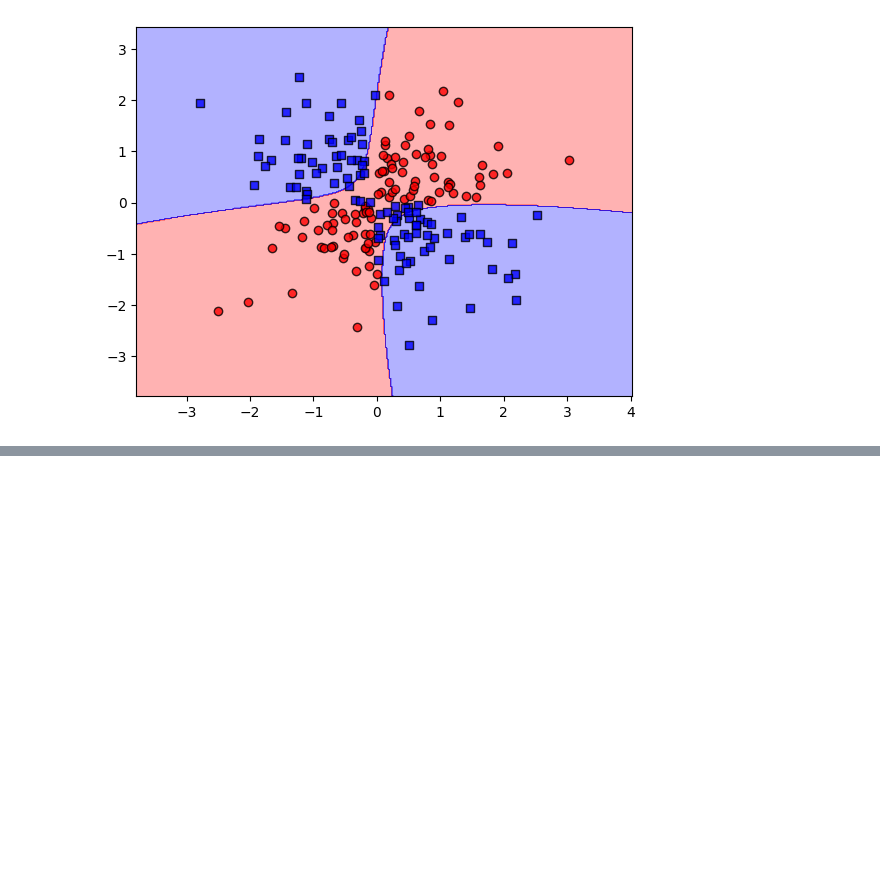
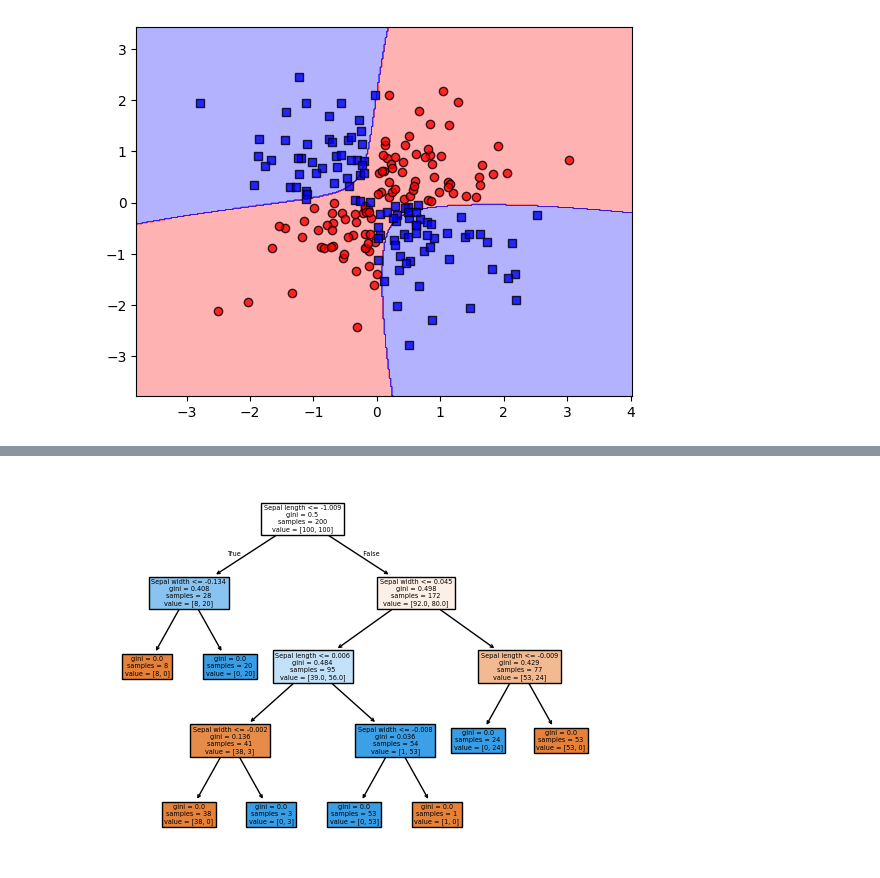
Before and after one commit to addo561/Pytorch-book-chapters, a Jupyter notebook: chapter3.ipynb, the cells around one changed output, grey strips where cells are left out. Cells and saved outputs as stored; diff of their text form; code cells hidden in the pictures; blank space fills up the shorter version.

```diff
--- a/chapter3.ipynb
+++ b/chapter3.ipynb
@@ -179,0 +194,7 @@ plot_decision_regions(X_xor, y_xor, classifier=svm)
+# %%
+from sklearn import tree
+feature_names = ['Sepal length','Sepal width','Petal length', 'Petal width']
+tree.plot_tree(model,feature_names=feature_names,filled=True)
+plt.show()
+# %% [output]
+[figure, added]
```
Also changed, not shown: parts of 7 cells of this notebook.
